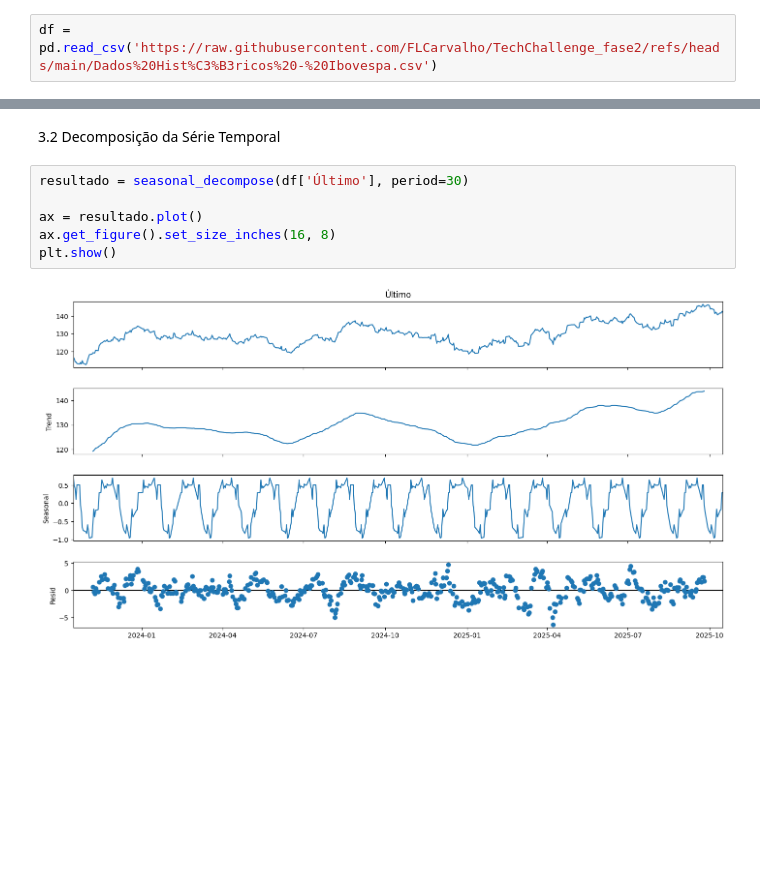
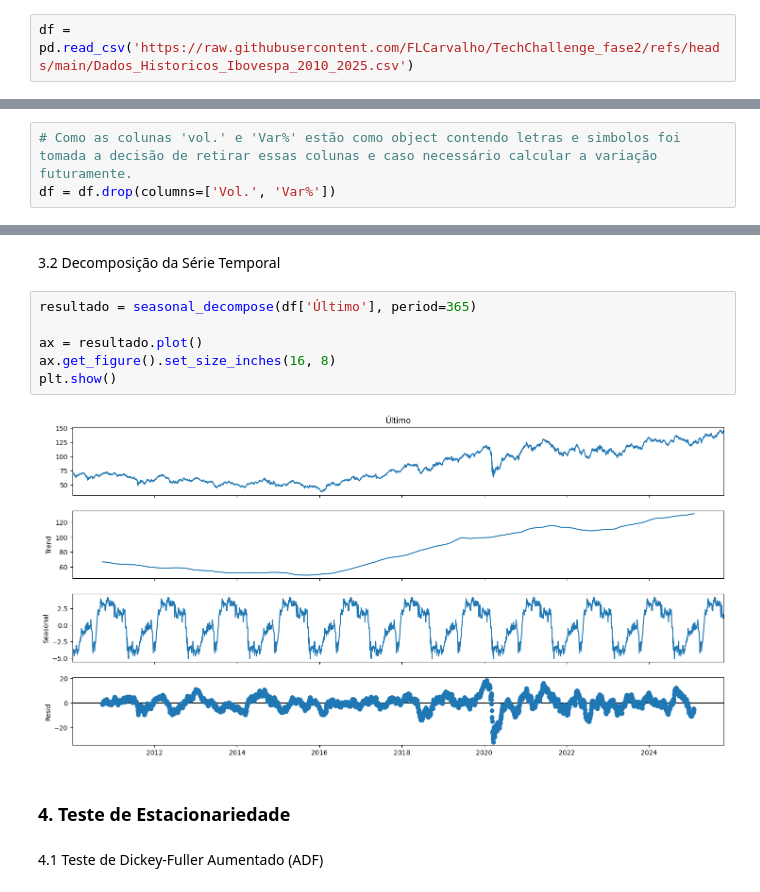
Before and after one commit to FLCarvalho/TechChallenge_fase2, a Jupyter notebook: TechChallenge_bovespa.ipynb, the cells around one changed output, grey strips where cells are left out. Saved outputs shown, nothing was run; the diff lists cells and outputs as text; blank space fills up the shorter version.

```diff
--- a/TechChallenge_bovespa.ipynb
+++ b/TechChallenge_bovespa.ipynb
@@ -18,2 +21,2 @@ from statsmodels.tsa.seasonal import seasonal_decompose
 # %%
-df = pd.read_csv('https://raw.githubusercontent.com/FLCarvalho/TechChallenge_fase2/refs/heads/main/Dados%20Hist%C3%B3ricos%20-%20Ibovespa.csv')
+df = pd.read_csv('https://raw.githubusercontent.com/FLCarvalho/TechChallenge_fase2/refs/heads/main/Dados_Historicos_Ibovespa_2010_2025.csv')
@@ -27,3 +43,6 @@ Informações da base de dados:
 * Mínima- Menor valor do índice durante o dia (em pontos).
 * Vol. - Volume de negociações (quantidade de ações ponderadas, em geral).
 * Var% - Variação percentual do índice em relação ao fechamento do dia anterior.
+# %%
+# Como as colunas 'vol.' e 'Var%' estão como object contendo letras e simbolos foi tomada a decisão de retirar essas colunas e caso necessário calcular a variação futuramente.
+df = df.drop(columns=['Vol.', 'Var%'])
@@ -121,10 +116,14 @@ plt.show()
 # %% [markdown]
 3.2 Decomposição da Série Temporal
 # %%
-resultado = seasonal_decompose(df['Último'], period=30)
+resultado = seasonal_decompose(df['Último'], period=365)
 
 ax = resultado.plot()
 ax.get_figure().set_size_inches(16, 8)
 plt.show()
 # %% [output]
-[figure, old version]
+[figure, new version]
+# %% [markdown]
+### **4. Teste de Estacionariedade**
+# %% [markdown]
+4.1 Teste de Dickey-Fuller Aumentado (ADF)
```
Also changed, not shown: parts of 24 cells of this notebook.
